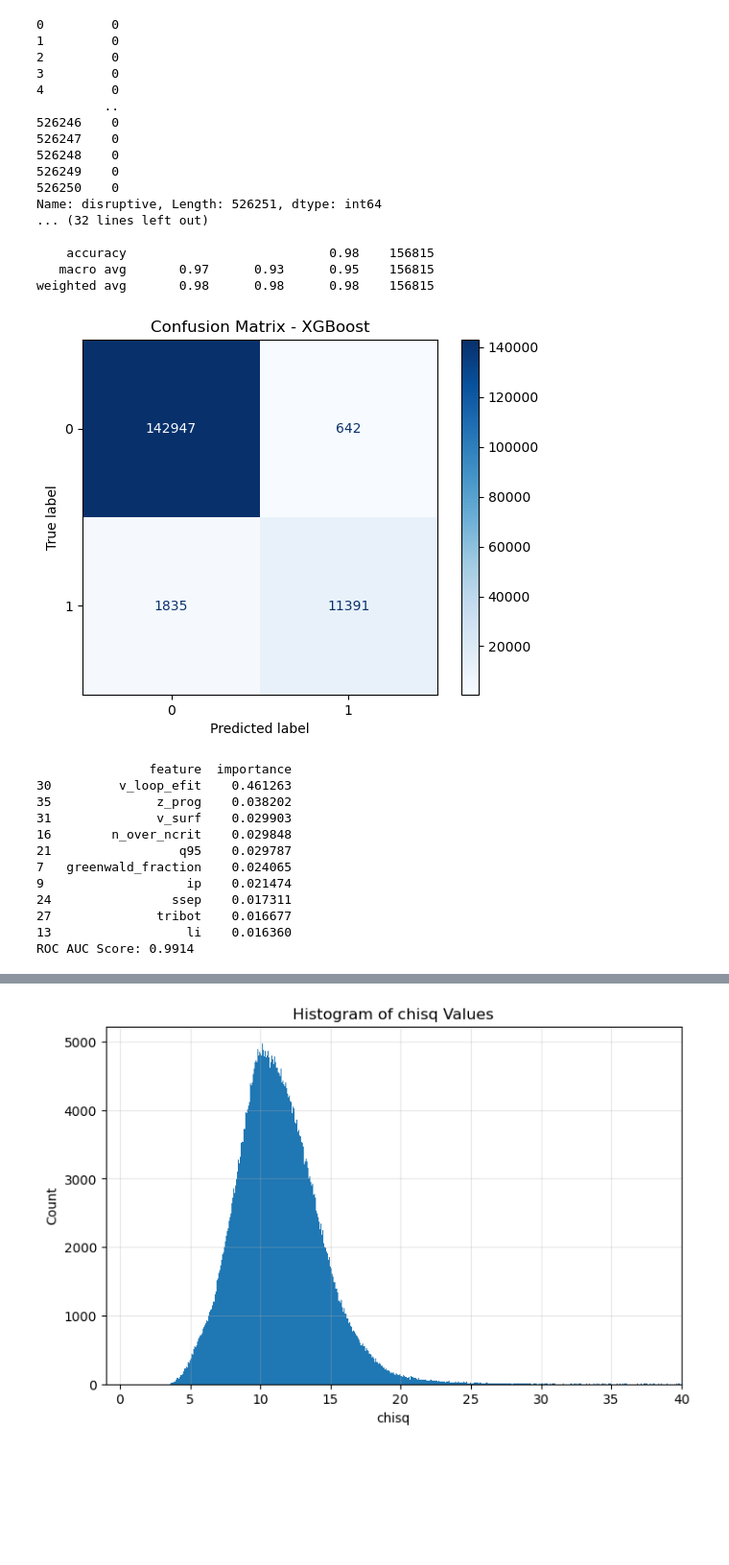
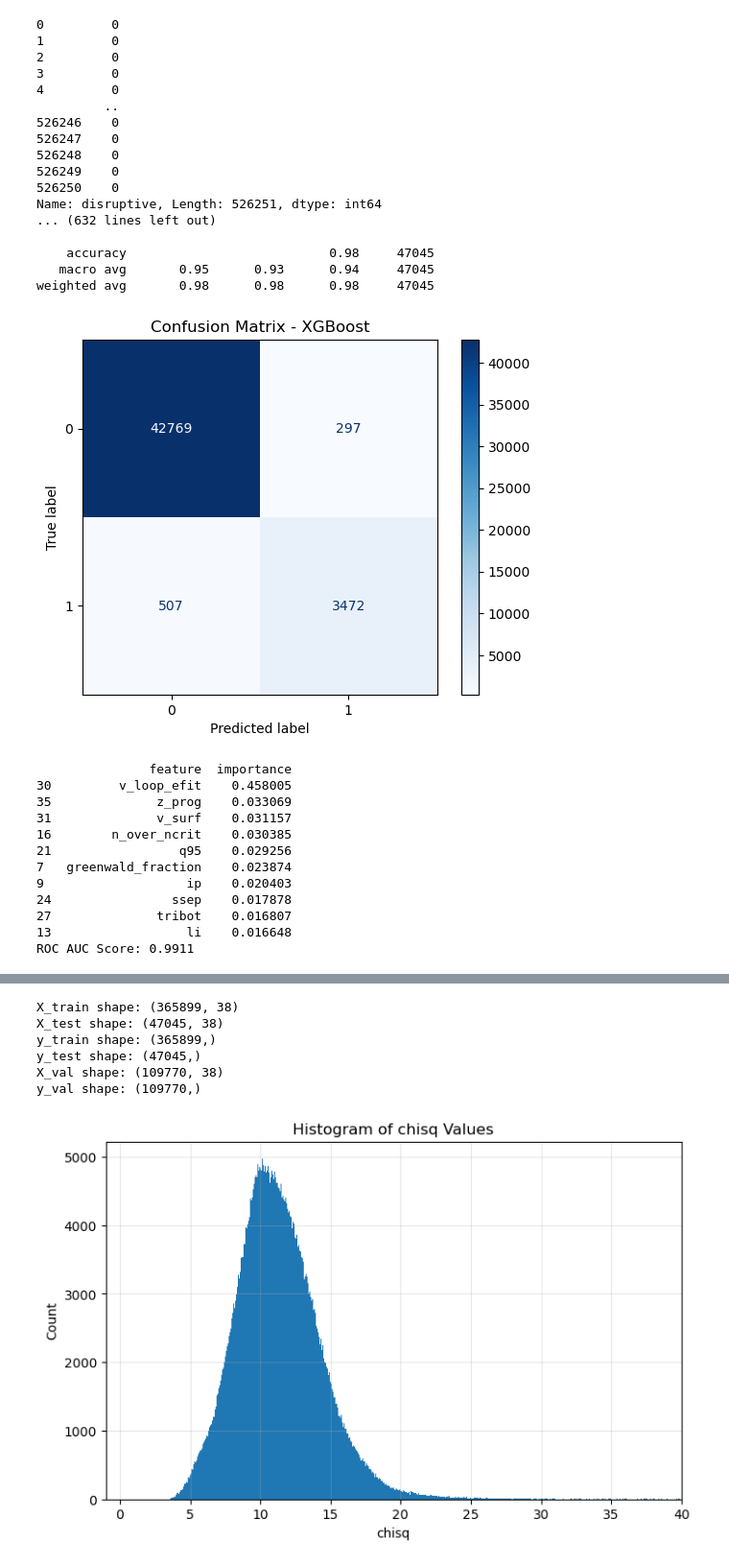
Before and after one commit to ahmedali6395/ai4fusion, a Jupyter notebook: Main_XGB.ipynb, the cells around one changed output, grey strips where cells are left out. Shown at 96% size. Saved outputs shown, nothing was run; the diff lists cells and outputs as text; code cells hidden in the pictures; blank space fills up the shorter version.

Commit message:
Added validation and training/validation loss

```diff
--- a/Main_XGB.ipynb
+++ b/Main_XGB.ipynb
@@ -75,7 +75,9 @@ y = df_xgb[label_col].values
 X = df_xgb.drop(columns=[label_col])
 
 #train/test split
-X_train, X_test, y_train, y_test = train_test_split(X,y,test_size=0.3,random_state=42)
+X_train, X_temp, y_train, y_temp = train_test_split(X,y,test_size=0.3,random_state=42)
+
+X_val, X_test, y_val, y_test = train_test_split(X_temp, y_temp, test_size=0.3, random_state=42)
 
 print("X_train shape:", X_train.shape)
 print("X_test shape:", X_test.shape)
@@ -90,12 +92,12 @@ print(scale_pos_weight)
 #doing this increased the precision for the disruptive cases from 0.78 to 0.82
 
 #making the model
-model = XGBClassifier(eval_metric="logloss",random_state=42, scale_pos_weight=scale_pos_weight, n_estimators=1000)
+model = XGBClassifier(eval_metric="logloss",random_state=42, scale_pos_weight=scale_pos_weight, n_estimators=600)
 #trying to explictly specify n_estimators (default is 100) to see if that works
 #explicitly specifying n_estimators = 300 increased it from 0.82 to 0.89; n_estimators = 400 and = 500 increased it to 0.90; 600, 800, 1000 increased it to 0.91
 #adding an explicit max_depth rate of 0.4 made it worse (0.76)
 #adding an explicit learning rate of 0.01, 0.03, 0.05, and 0.09 made it worse (0.77 or 0.78)
-model.fit(X_train, y_train)
+model.fit(X_train, y_train, eval_set=[(X_train, y_train), (X_val, y_val)])
 y_pred = model.predict(X_test) #this uses a threshold of 0.5
 
 ##############metrics####################
@@ -153,48 +155,68 @@ precision, recall, _ = precision_recall_curve(y_test, y_prob)
 avgpos = average_precision_score(y_test, y_prob)
 plt.figure(figsize=(6,6))
 plt.plot(recall, precision, label=f"Average Precision = {avgpos:.4f}")
 plt.xlabel("Recall")
 plt.ylabel("Precision")
 plt.title("Precision-Recall Curve")
 plt.legend()
 plt.grid(True)
 
 plt.show()
 
+##########
+#training and validation loss
+
+results = model.evals_result()
+
+train_loss = results['validation_0']['logloss']
+val_loss = results['validation_1']['logloss']
+
+plt.figure(figsize=(8, 5))
+plt.plot(train_loss, label='Training Loss')
+plt.plot(val_loss, label='Validation Loss')
+
+plt.xlabel('Boosting Round')
+plt.ylabel('Log Loss')
+plt.title('XGBoost Training and Validation Loss')
+plt.legend()
+plt.grid(True)
+
+plt.show()
+
 ##############################################################################################
 
 # Step 7: Config json
 
 # Step 8: Trainer
 # %% [output]
 0         0
 1         0
 2         0
 3         0
 4         0
          ..
 526246    0
 526247    0
 526248    0
 526249    0
 526250    0
 Name: disruptive, Length: 526251, dtype: int64
-... (32 lines left out)
+... (632 lines left out)
 
-    accuracy                           0.98    156815
-   macro avg       0.97      0.93      0.95    156815
-weighted avg       0.98      0.98      0.98    156815
+    accuracy                           0.98     47045
+   macro avg       0.95      0.93      0.94     47045
+weighted avg       0.98      0.98      0.98     47045
-[figure, old version]
+[figure, new version]
                feature  importance
-30         v_loop_efit    0.461263
-35              z_prog    0.038202
-31              v_surf    0.029903
-16        n_over_ncrit    0.029848
-21                 q95    0.029787
-7   greenwald_fraction    0.024065
-9                   ip    0.021474
-24                ssep    0.017311
-27              tribot    0.016677
-13                  li    0.016360
-ROC AUC Score: 0.9914
+30         v_loop_efit    0.458005
+35              z_prog    0.033069
+31              v_surf    0.031157
+16        n_over_ncrit    0.030385
+21                 q95    0.029256
+7   greenwald_fraction    0.023874
+9                   ip    0.020403
+24                ssep    0.017878
+27              tribot    0.016807
+13                  li    0.016648
+ROC AUC Score: 0.9911
 [figure]
@@ -202,3 +225,17 @@ ROC AUC Score: 0.9914
+# %%
+print("X_train shape:", X_train.shape)
+print("X_test shape:", X_test.shape)
+print("y_train shape:", y_train.shape)
+print("y_test shape:", y_test.shape)
+print("X_val shape:", X_val.shape)
+print("y_val shape:", y_val.shape)
+# %% [output]
+X_train shape: (365899, 38)
+X_test shape: (47045, 38)
+y_train shape: (365899,)
+y_test shape: (47045,)
+X_val shape: (109770, 38)
+y_val shape: (109770,)
 # %%
 #plotting to check the dip_dt vs. the dip_smoothed
 
```
Also changed, not shown: parts of 1 cell of this notebook.
